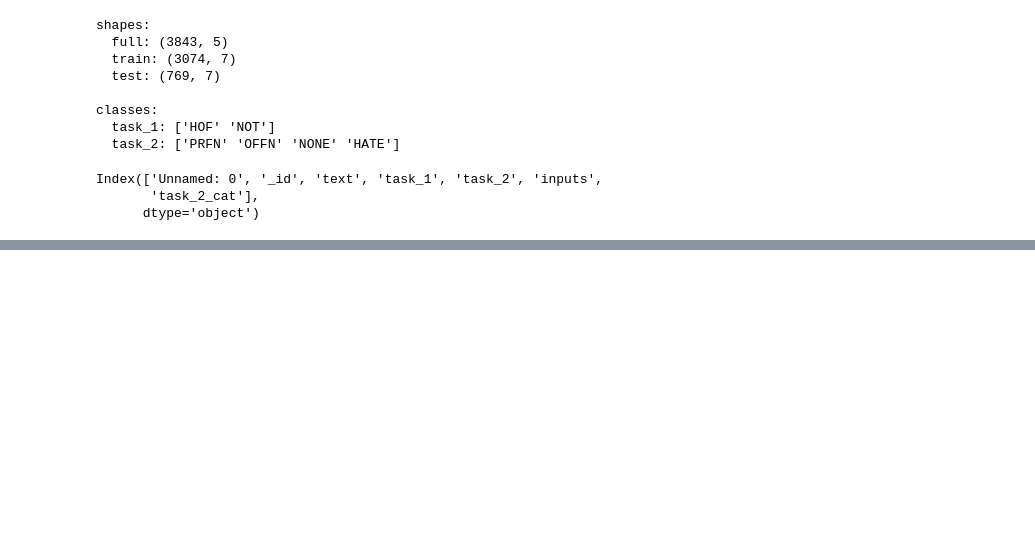
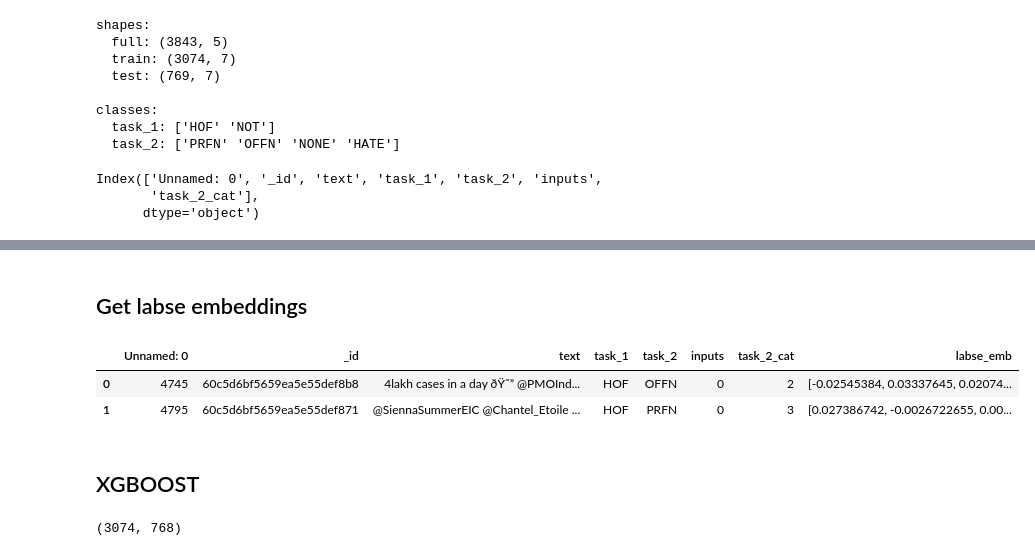
Before and after one commit to harel-coffee/hasoc-auto, a Jupyter notebook: src/LaBSE.ipynb, the cells around one changed output, grey strips where cells are left out. Drawn from its saved outputs; the diff is of its cells as text; code cells hidden in the pictures; blank space fills up the shorter version.

```diff
--- a/src/LaBSE.ipynb
+++ b/src/LaBSE.ipynb
@@ -115,0 +155,22 @@ array(['OFFN', 'PRFN', 'HATE', 'NONE'], dtype=object)
+# %%
+ROOT_DIR = '/content/drive/MyDrive/nasoc/'
+TRAIN_EMB = os.path.join(ROOT_DIR, 'train_emb.feather')
+TEST_EMB = os.path.join(ROOT_DIR, 'test_emb.feather')
+# %% [markdown]
+## Get labse embeddings
+# %%
+# train_df['labse_emb'] = train_df.apply(lambda row: text_encoder(row['text'], model, tokenizer, 64)[0].detach().cpu().numpy(), axis=1)
+# train_df.to_feather(TRAIN_EMB)
+
+# test_df['labse_emb'] = test_df.apply(lambda row: text_encoder(row['text'], model, tokenizer, 64)[0].detach().cpu().numpy(), axis=1)
+# test_df.to_feather(TEST_EMB)
+train_df = pd.read_feather(TRAIN_EMB)
+test_df = pd.read_feather(TEST_EMB)
+# %%
+test_df.head(2)
+# %% [output]
+|  | Unnamed: 0 | _id | text | task_1 | task_2 | inputs | task_2_cat | labse_emb |
+| 0 | 4745 | 60c5d6bf5659ea5e55def8b8 | 4lakh cases in a day ðŸ˜” @PMOInd... | HOF | OFFN | 0 | 2 | [-0.02545384, 0.03337645, 0.02074... |
+| 1 | 4795 | 60c5d6bf5659ea5e55def871 | @SiennaSummerEIC @Chantel_Etoile ... | HOF | PRFN | 0 | 3 | [0.027386742, -0.0026722655, 0.00... |
+# %% [markdown]
+## XGBOOST
@@ -115,0 +179,9 @@ array(['OFFN', 'PRFN', 'HATE', 'NONE'], dtype=object)
+# %%
+x_train = np.stack(train_df.labse_emb.to_numpy())
+y_train = train_df.inputs.values
+print(x_train.shape)
+
+x_test = np.stack(test_df.labse_emb.to_numpy())
+y_test = test_df.inputs.values
+# %% [output]
+(3074, 768)
```
Also changed, not shown: parts of 50 cells of this notebook.
